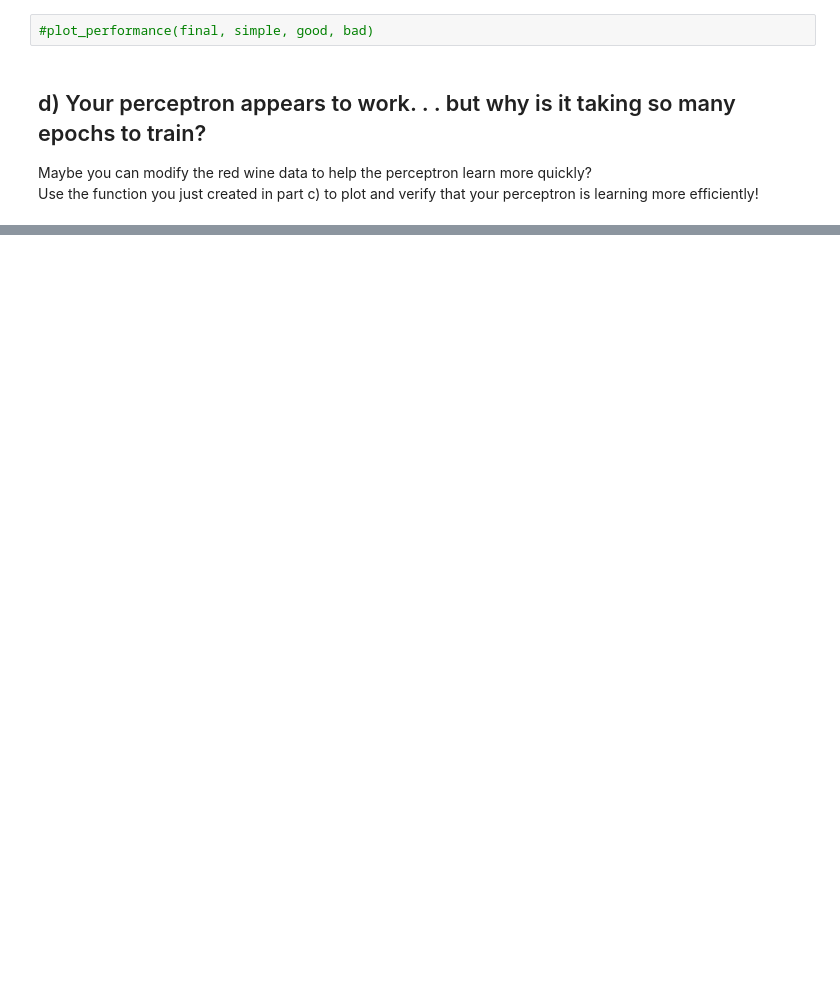
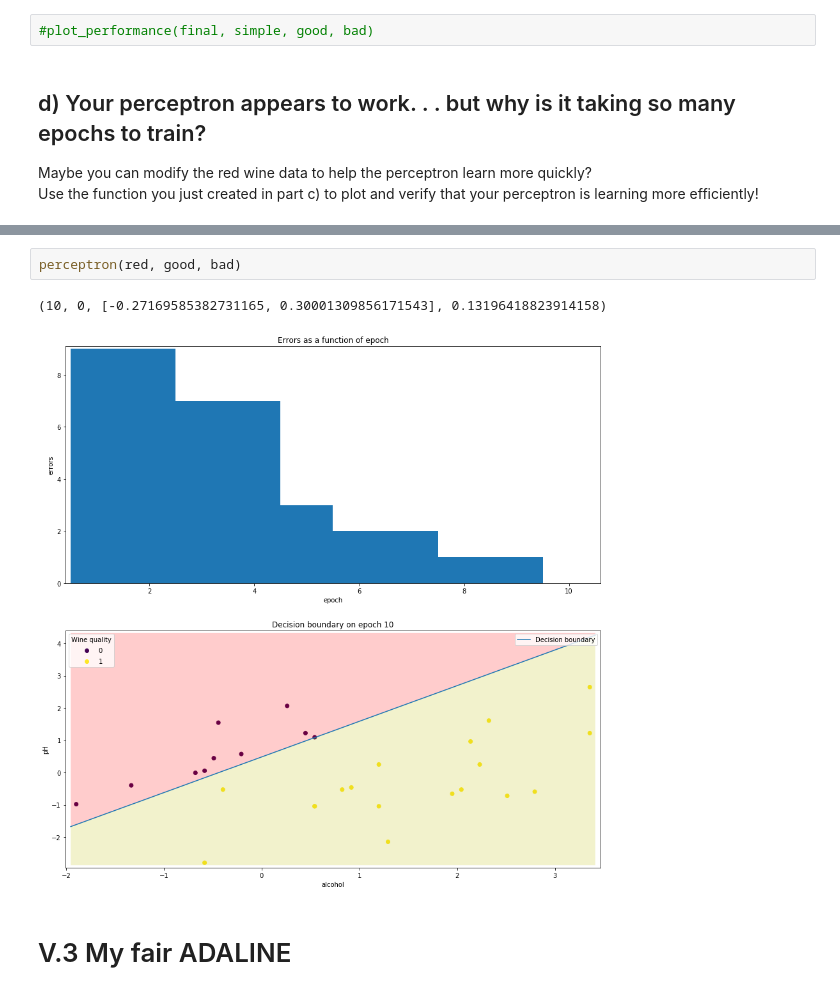
Before and after one commit to mfriaspina/ft_sommelier, a Jupyter notebook: sommelier.ipynb, the cells around one changed output, grey strips where cells are left out. Cells and saved outputs as stored; diff of their text form; blank space fills up the shorter version.

```diff
--- a/sommelier.ipynb
+++ b/sommelier.ipynb
@@ -255,0 +258,7 @@ plot_performance(final, simple, new_good, new_bad)
+# %%
+perceptron(red, good, bad)
+# %% [output]
+(10, 0, [-0.27169585382731165, 0.30001309856171543], 0.13196418823914158)
+[figure, added]
+# %% [markdown]
+# V.3 My fair ADALINE
```
Also changed, not shown: parts of 16 cells of this notebook, 2 other files.
